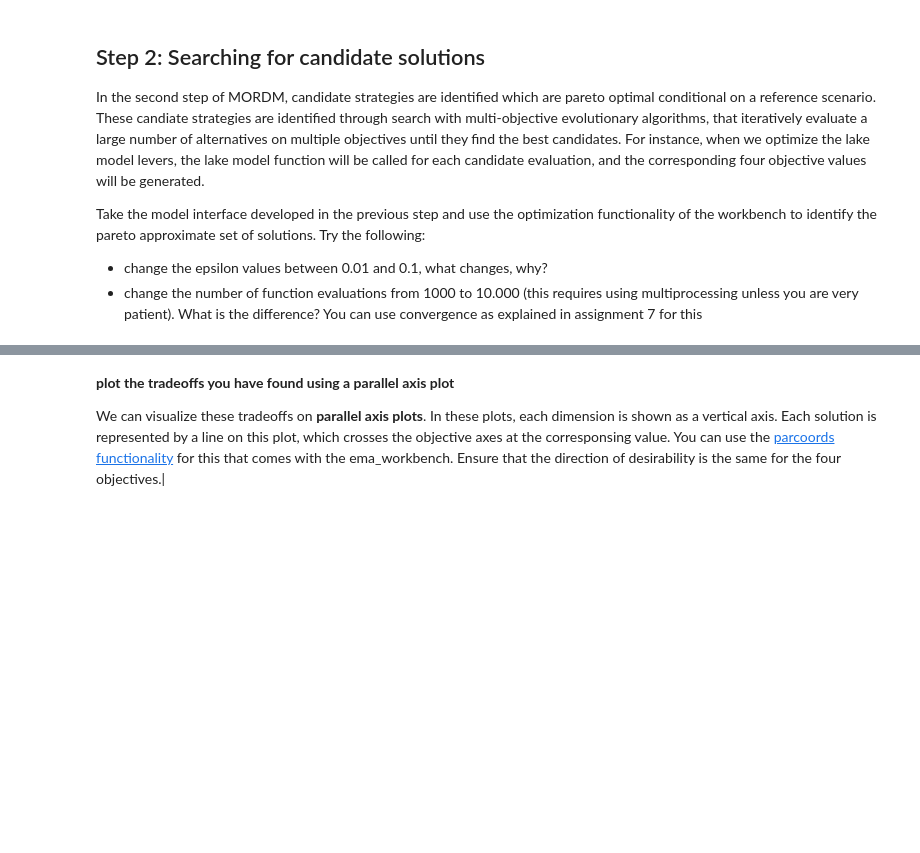
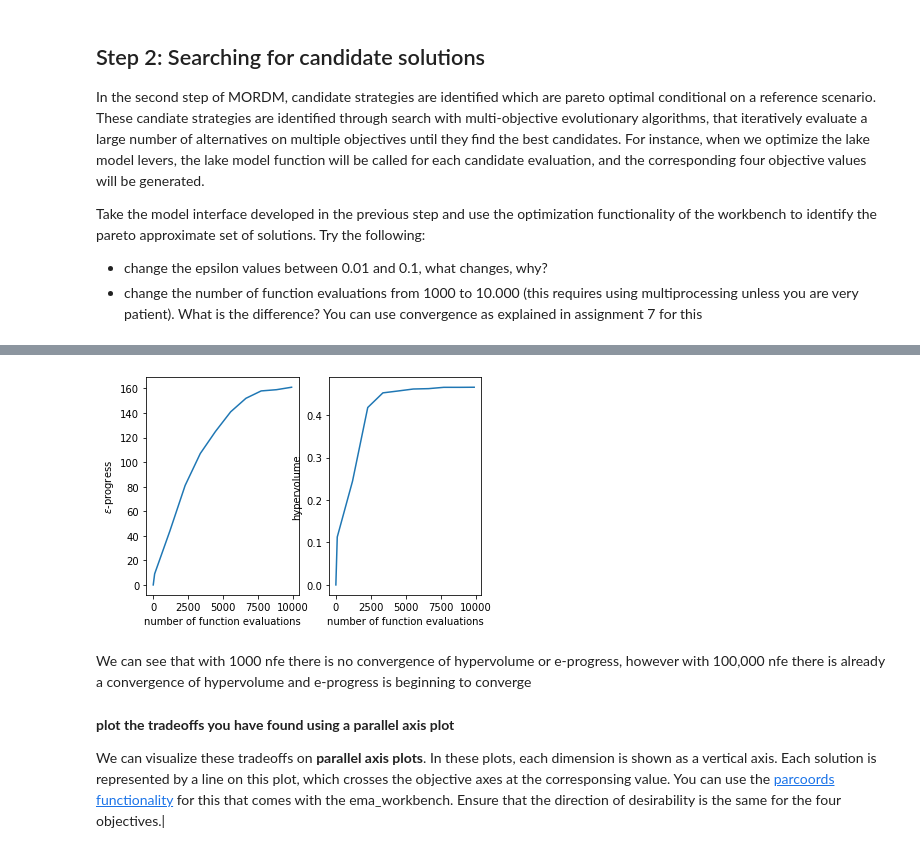
Before and after one commit to pattanyj/EPA1361_assignments, a Jupyter notebook: Week 5-6 - robustness and direct search/assignment 8 - MORDM.ipynb, the cells around one changed output, grey strips where cells are left out. Cells and saved outputs as stored; diff of their text form; code cells hidden in the pictures; blank space fills up the shorter version.

```diff
--- a/Week 5-6 - robustness and direct search/assignment 8 - MORDM.ipynb
+++ b/Week 5-6 - robustness and direct search/assignment 8 - MORDM.ipynb
@@ -143,0 +223,6 @@ plt.show()
+# %%
+with MultiprocessingEvaluator(model) as evaluator:
+    results, convergence = evaluator.optimize(nfe=10000, searchover='levers',
+                                    epsilons=[0.1, 0.1, 0.1, 0.1],
+                                    convergence=convergence_metrics,
+                                    constraints=constraints)
@@ -144,3 +247,18 @@ plt.show()
+# %%
+fig, (ax1, ax2) = plt.subplots(ncols=2, sharex=True)
+
+ax1.plot(convergence.nfe, convergence.epsilon_progress)
+ax1.set_ylabel('$\epsilon$-progress')
+ax2.plot(convergence.nfe, convergence.hypervolume)
+ax2.set_ylabel('hypervolume')
+
+ax1.set_xlabel('number of function evaluations')
+ax2.set_xlabel('number of function evaluations')
+plt.show()
+# %% [output]
+[figure, added]
+# %% [markdown]
+We can see that with 1000 nfe there is no convergence of hypervolume or e-progress, however with 100,000 nfe there is already a convergence of hypervolume and e-progress is beginning to converge
 # %% [markdown]
 **plot the tradeoffs you have found using a parallel axis plot**
 
```
Also changed, not shown: parts of 13 cells of this notebook.
